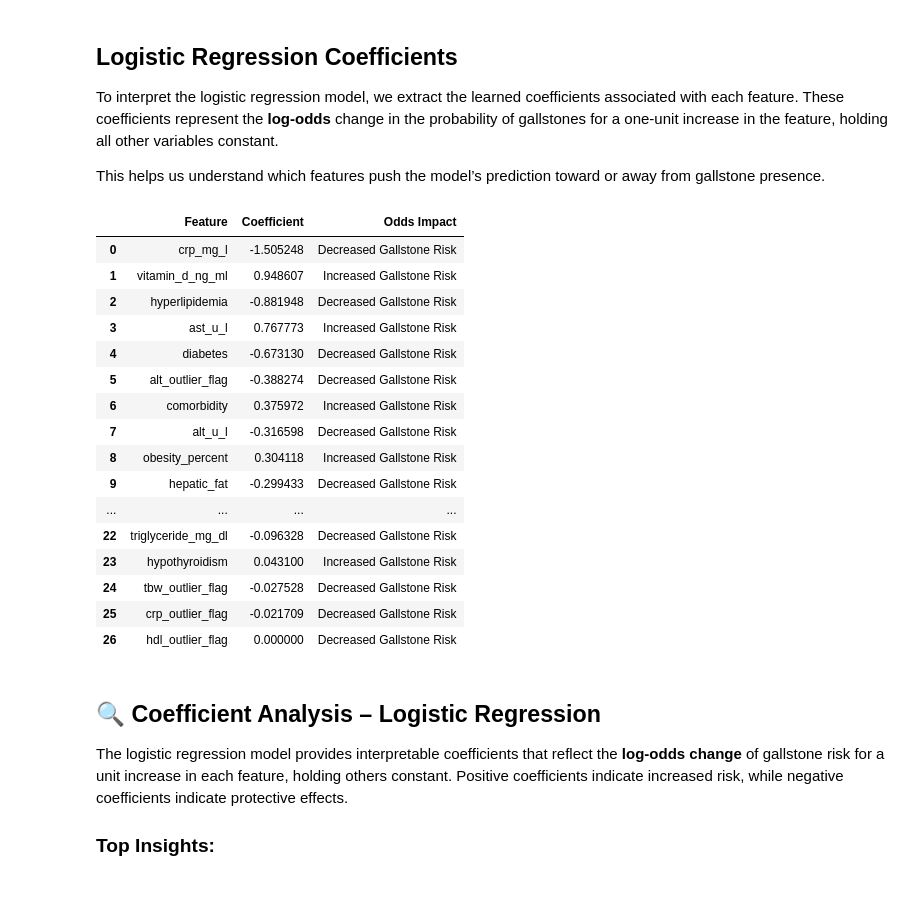
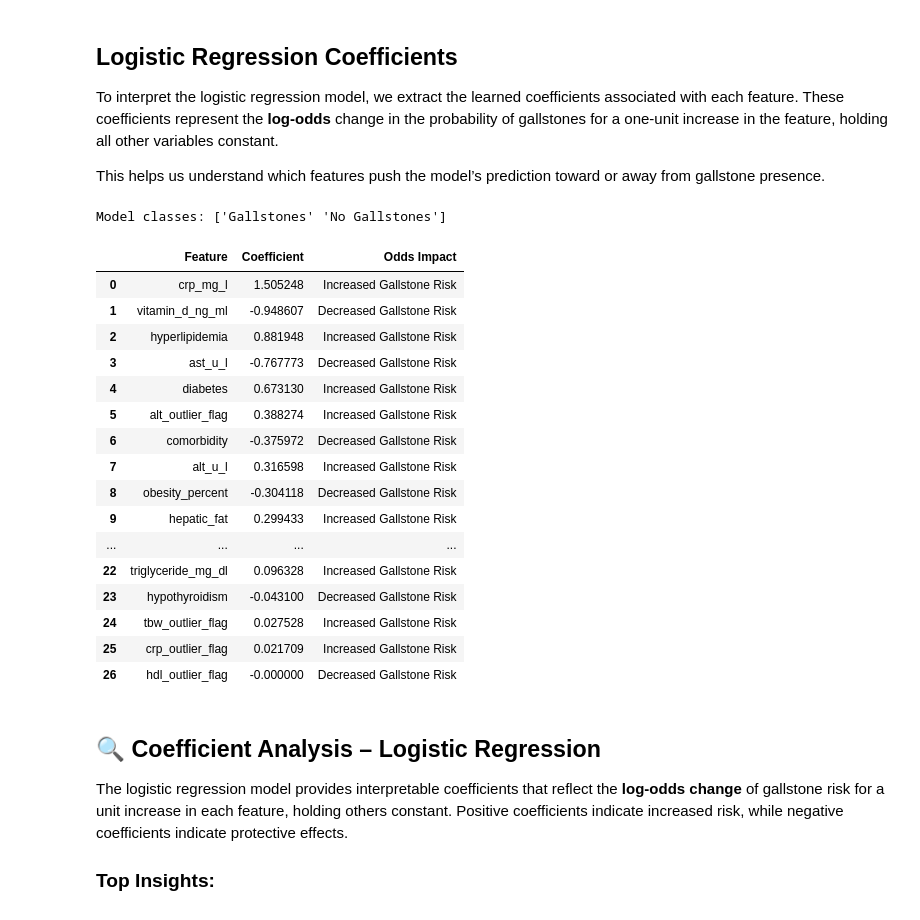
Before and after one commit to flyboi96/HCMLE, a Jupyter notebook: block5_mini_project/notebooks/day4_modeling.ipynb, the cells around one changed output. Saved outputs shown, nothing was run; the diff lists cells and outputs as text; code cells hidden in the pictures.

```diff
--- a/block5_mini_project/notebooks/day4_modeling.ipynb
+++ b/block5_mini_project/notebooks/day4_modeling.ipynb
@@ -413,44 +413,48 @@ Logistic regression provides a **well-calibrated, interpretable model** with goo
 To interpret the logistic regression model, we extract the learned coefficients associated with each feature. These coefficients represent the **log-odds** change in the probability of gallstones for a one-unit increase in the feature, holding all other variables constant.
 
 This helps us understand which features push the model’s prediction toward or away from gallstone presence.
+# %%
+print("Model classes:", logreg.classes_)
+# %% [output]
+Model classes: ['Gallstones' 'No Gallstones']
 # %%
 import numpy as np
 import pandas as pd
 
 # Create a DataFrame of coefficients
 coef_df = pd.DataFrame({
     "Feature": X_train_reduced.columns,
-    "Coefficient": logreg.coef_[0]
+    "Coefficient": -logreg.coef_[0]
 })
 
 # Add direction (positive = higher risk, negative = lower risk)
 coef_df["Odds Impact"] = np.where(coef_df["Coefficient"] > 0, "Increased Gallstone Risk", "Decreased Gallstone Risk")
 
 # Sort by absolute value of coefficient
 coef_df["Abs_Coefficient"] = coef_df["Coefficient"].abs()
 coef_df = coef_df.sort_values("Abs_Coefficient", ascending=False).drop(columns="Abs_Coefficient")
 
 # Display
 coef_df.reset_index(drop=True, inplace=True)
 coef_df
 # %% [output]
 |  | Feature | Coefficient | Odds Impact |
-| 0 | crp_mg_l | -1.505248 | Decreased Gallstone Risk |
-| 1 | vitamin_d_ng_ml | 0.948607 | Increased Gallstone Risk |
-| 2 | hyperlipidemia | -0.881948 | Decreased Gallstone Risk |
-| 3 | ast_u_l | 0.767773 | Increased Gallstone Risk |
-| 4 | diabetes | -0.673130 | Decreased Gallstone Risk |
-| 5 | alt_outlier_flag | -0.388274 | Decreased Gallstone Risk |
-| 6 | comorbidity | 0.375972 | Increased Gallstone Risk |
-| 7 | alt_u_l | -0.316598 | Decreased Gallstone Risk |
-| 8 | obesity_percent | 0.304118 | Increased Gallstone Risk |
-| 9 | hepatic_fat | -0.299433 | Decreased Gallstone Risk |
+| 0 | crp_mg_l | 1.505248 | Increased Gallstone Risk |
+| 1 | vitamin_d_ng_ml | -0.948607 | Decreased Gallstone Risk |
+| 2 | hyperlipidemia | 0.881948 | Increased Gallstone Risk |
+| 3 | ast_u_l | -0.767773 | Decreased Gallstone Risk |
+| 4 | diabetes | 0.673130 | Increased Gallstone Risk |
+| 5 | alt_outlier_flag | 0.388274 | Increased Gallstone Risk |
+| 6 | comorbidity | -0.375972 | Decreased Gallstone Risk |
+| 7 | alt_u_l | 0.316598 | Increased Gallstone Risk |
+| 8 | obesity_percent | -0.304118 | Decreased Gallstone Risk |
+| 9 | hepatic_fat | 0.299433 | Increased Gallstone Risk |
 | ... | ... | ... | ... |
-| 22 | triglyceride_mg_dl | -0.096328 | Decreased Gallstone Risk |
-| 23 | hypothyroidism | 0.043100 | Increased Gallstone Risk |
-| 24 | tbw_outlier_flag | -0.027528 | Decreased Gallstone Risk |
-| 25 | crp_outlier_flag | -0.021709 | Decreased Gallstone Risk |
-| 26 | hdl_outlier_flag | 0.000000 | Decreased Gallstone Risk |
+| 22 | triglyceride_mg_dl | 0.096328 | Increased Gallstone Risk |
+| 23 | hypothyroidism | -0.043100 | Decreased Gallstone Risk |
+| 24 | tbw_outlier_flag | 0.027528 | Increased Gallstone Risk |
+| 25 | crp_outlier_flag | 0.021709 | Increased Gallstone Risk |
+| 26 | hdl_outlier_flag | -0.000000 | Decreased Gallstone Risk |
 # %% [markdown]
 ## 🔍 Coefficient Analysis – Logistic Regression
 
```
Also changed, not shown: 3 other files.
